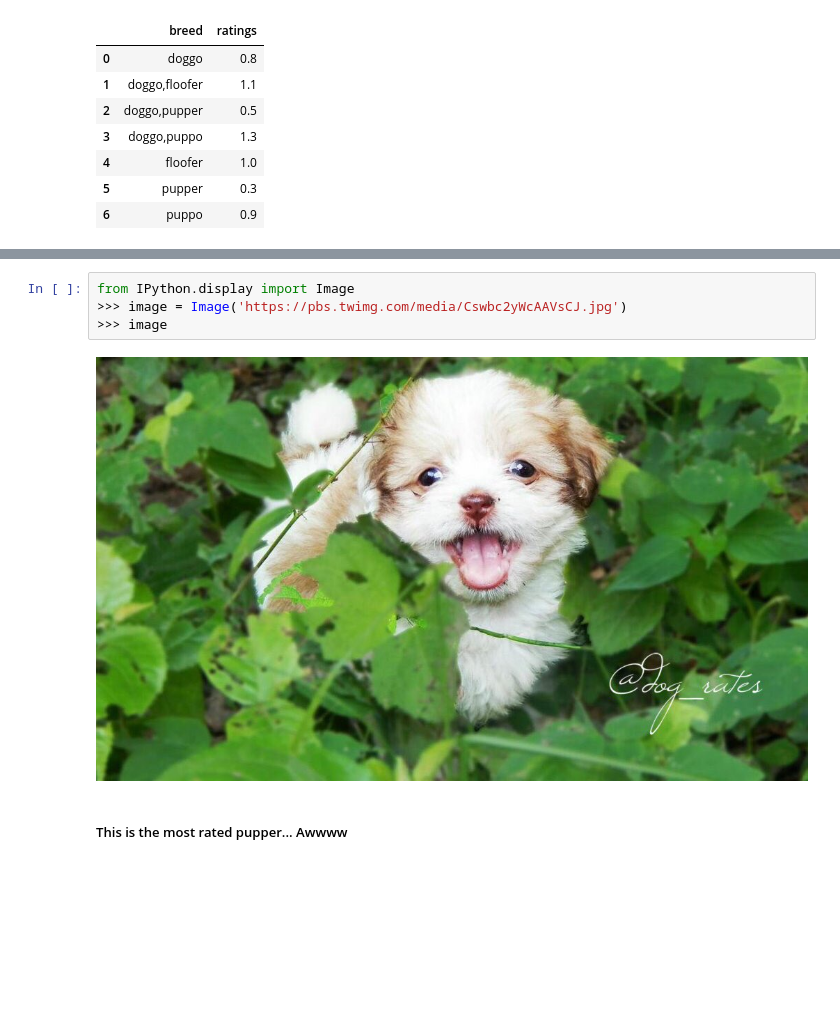
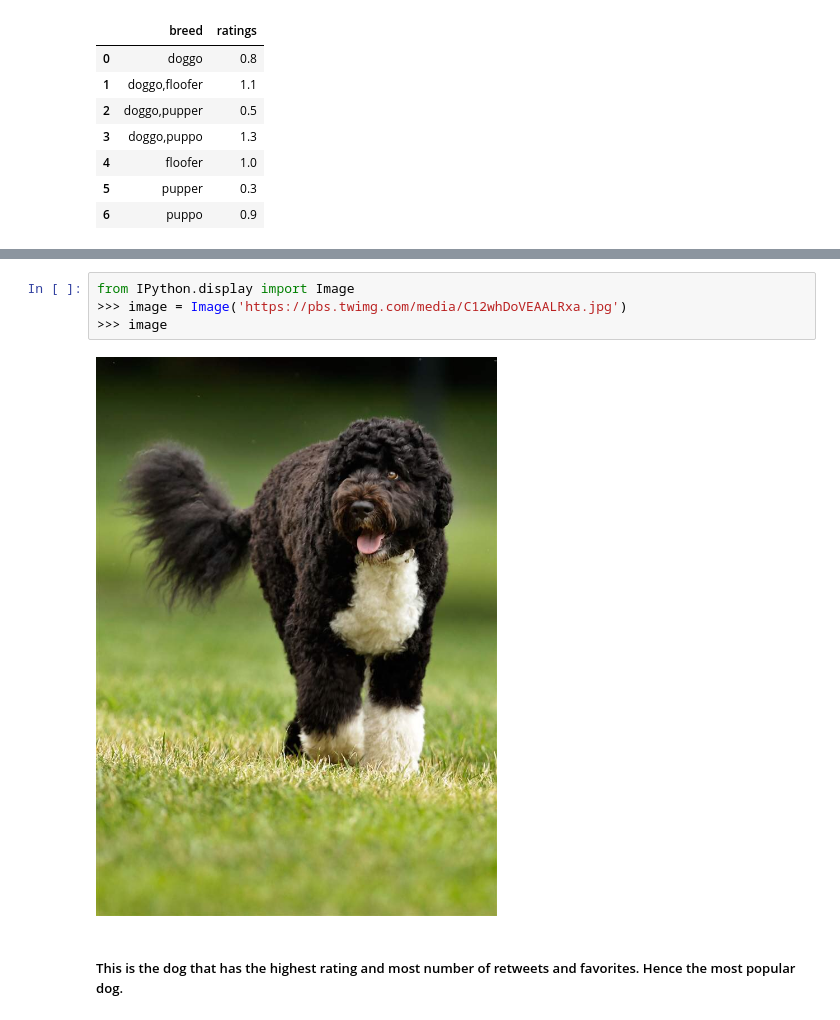
Before and after one commit to shilpamadini/dogratings, a Jupyter notebook: act_report.ipynb, the cells around one changed output, grey strips where cells are left out. Cells and saved outputs as stored; diff of their text form; blank space fills up the shorter version.

```diff
--- a/act_report.ipynb
+++ b/act_report.ipynb
@@ -180,8 +178,8 @@ max_rated_tweet
 # %%
 from IPython.display import Image
->>> image = Image('https://pbs.twimg.com/media/Cswbc2yWcAAVsCJ.jpg')
+>>> image = Image('https://pbs.twimg.com/media/C12whDoVEAALRxa.jpg')
 >>> image
 # %% [output]
-[figure, old version]
+[figure, new version]
-# %% [markdown]
-##### This is the most rated pupper... Awwww
+# %% [markdown]
+#####  This is the dog that has the highest rating and most number of retweets and favorites. Hence the most popular dog.
```
Also changed, not shown: parts of 15 cells of this notebook, 10 other files.
